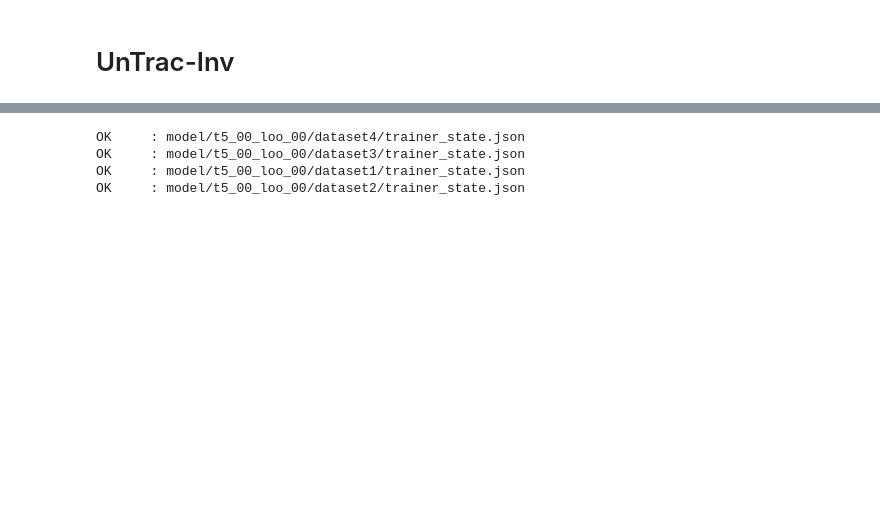
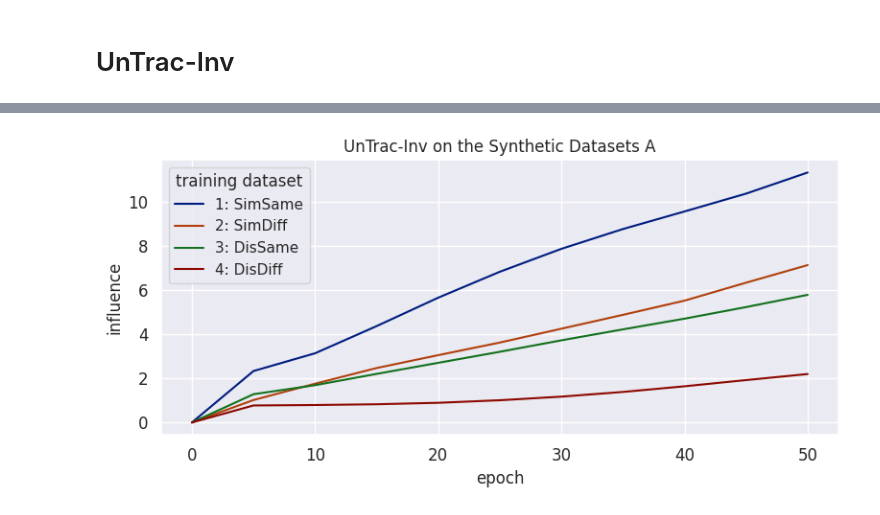
Before and after one commit to Fathom02/untrac, a Jupyter notebook: evaluate_synthetic.ipynb, the cells around one changed output, grey strips where cells are left out. Cells and saved outputs as stored; diff of their text form; code cells hidden in the pictures; blank space fills up the shorter version.

```diff
--- a/evaluate_synthetic.ipynb
+++ b/evaluate_synthetic.ipynb
@@ -205,20 +157,57 @@ display(last)
-# %%
-import os
-
-root = "model/t5_00_loo_00"
-dataset_names = [d for d in os.listdir(root) if d != "all" and os.path.isdir(os.path.join(root, d))]
-
-missing = []
-for n in dataset_names:
-    p = os.path.join(root, n, "trainer_state.json")
-    if os.path.isfile(p):
-        print("OK     :", p)
-    else:
-        print("MISSING:", p); missing.append(p)
-
-assert not missing, "Still missing:\n" + "\n".join(missing)
-# %% [output]
-OK     : model/t5_00_loo_00/dataset4/trainer_state.json
-OK     : model/t5_00_loo_00/dataset3/trainer_state.json
-OK     : model/t5_00_loo_00/dataset1/trainer_state.json
-OK     : model/t5_00_loo_00/dataset2/trainer_state.json
+# %%
+import os, glob, re
+import pandas as pd
+import seaborn as sns, matplotlib.pyplot as plt
+from utils import read_result
+
+runs = ["synthetic_train00_dataset", "synthetic_train10_dataset"]
+
+df = read_result(
+    output_dir_format="untrac_inv_outputs/{}/",
+    dataset_names=runs,
+    key_column="epoch",
+    init_dir=f"untrac_inv_outputs/{runs[0]}",
+)
+
+ds_cols = [c for c in df.columns if re.fullmatch(r"dataset[1-4]", c)]
+if not ds_cols:
+    ds_cols = sorted(
+        [c for c in df.columns if c.startswith("dataset") and c != "dataset0"],
+        key=lambda s: int(re.findall(r"\d+", s)[0])
+    )
+assert ds_cols, f"df.columns: {list(df.columns)[:20]}"
+
+df = df.reset_index().rename(columns={df.index.name or "index": "run"})
+df_long = df.melt(
+    id_vars=["run", "epoch"],
+    value_vars=ds_cols,
+    var_name="training dataset",
+    value_name="influence",
+)
+
+label_map = {
+    "dataset1": "1: SimSame",
+    "dataset2": "2: SimDiff",
+    "dataset3": "3: DisSame",
+    "dataset4": "4: DisDiff",
+}
+df_long["training dataset"] = df_long["training dataset"].map(label_map).fillna(df_long["training dataset"])
+
+df_plot = df_long.groupby(["epoch", "training dataset"], as_index=False)["influence"].mean()
+
+FIGSIZE, FONTSIZE = (8, 4), 12
+plt.figure(figsize=FIGSIZE)
+ax = sns.lineplot(
+    data=df_plot,
+    x="epoch", y="influence",
+    hue="training dataset",
+    palette="dark",
+    errorbar=None
+)
+ax.set_title("UnTrac-Inv on the Synthetic Datasets A", fontsize=FONTSIZE)
+ax.set_xlabel("epoch", fontsize=FONTSIZE)
+ax.set_ylabel("influence", fontsize=FONTSIZE)
+plt.xticks(fontsize=FONTSIZE); plt.yticks(fontsize=FONTSIZE); plt.tight_layout()
+plt.show()
+# %% [output]
+[figure, added]
```
Also changed, not shown: parts of 9 cells of this notebook, 19 other files.
